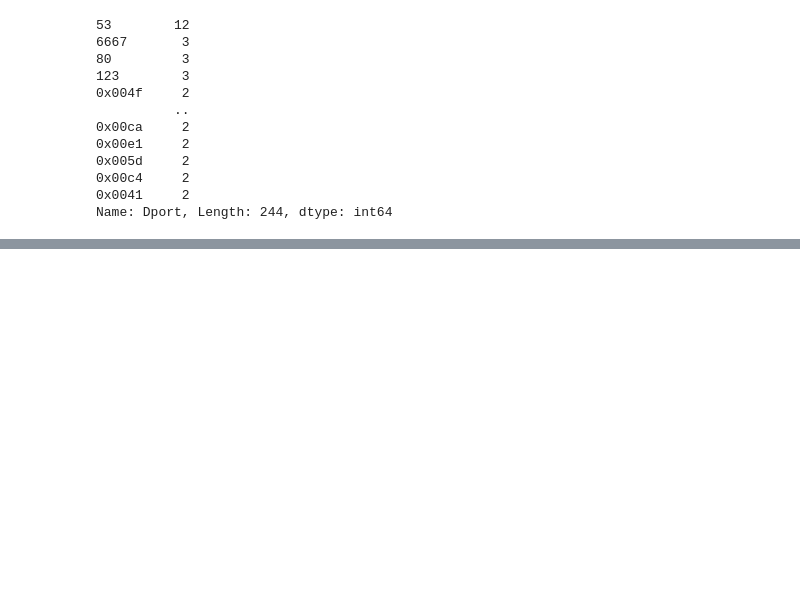
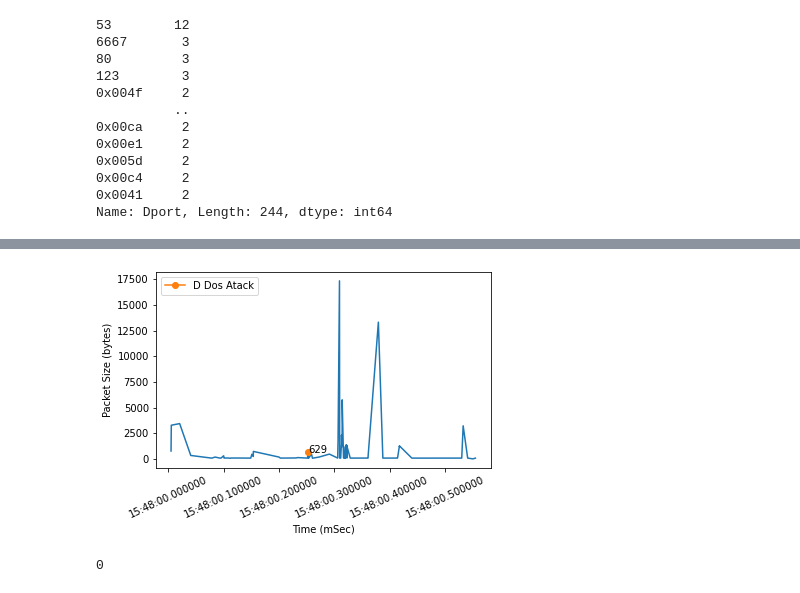
Before and after one commit to RealJoL/bpd_2023_finalproject, a Jupyter notebook: analysis.ipynb, the cells around one changed output, grey strips where cells are left out. Saved outputs shown, nothing was run; the diff lists cells and outputs as text; code cells hidden in the pictures; blank space fills up the shorter version.

```diff
--- a/analysis.ipynb
+++ b/analysis.ipynb
@@ -102,0 +183,44 @@ Name: Dport, Length: 244, dtype: int64
+# %%
+import matplotlib.dates as md
+import dateutil
+
+db1 = dbFrame['StartTime']
+
+db2 = dbFrame['SrcBytes']
+
+result = pd.concat([db1, db2], axis=1, join='inner')
+#display(result)
+plt_data = range(5,9)
+plt.subplots_adjust(bottom=0.2)
+plt.xticks( rotation=25 )
+
+ax=plt.gca()
+#ax.set_xticks(db1)
+
+
+xfmt = md.DateFormatter('%H:%M:%S.%f')
+ax.xaxis.set_major_formatter(xfmt)
+
+ax.tick_params(colors='black', which='both')
+
+ax.xaxis.label.set_color('black')
+ax.yaxis.label.set_color('black')
+
+plt.plot(db1,db2)
+plt.plot(db1[30],db2[30], "o-", label="D Dos Atack")
+
+plt.annotate(db2[30], (db1[30],db2[30]))
+
+plt.legend(loc="upper left")
+
+plt.xlabel('Time (mSec)')
+plt.ylabel('Packet Size (bytes)')
+
+plt.show()
+# %% [output]
+[figure, added]
+# %%
+dbMin = dbFrame['SrcBytes'].min()
+print(dbMin)
+# %% [output]
+0
```
Also changed, not shown: parts of 10 cells of this notebook, 1 other file.
